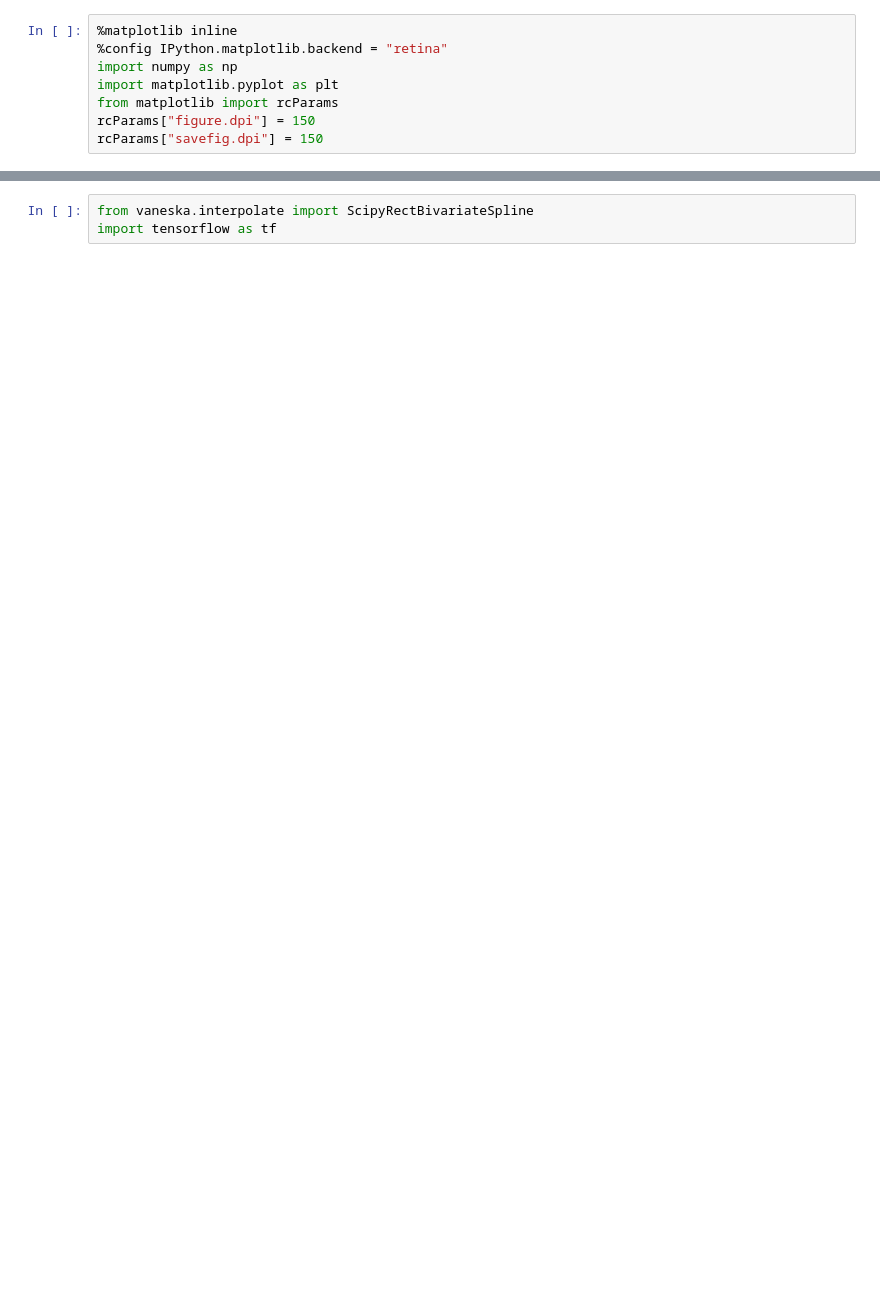
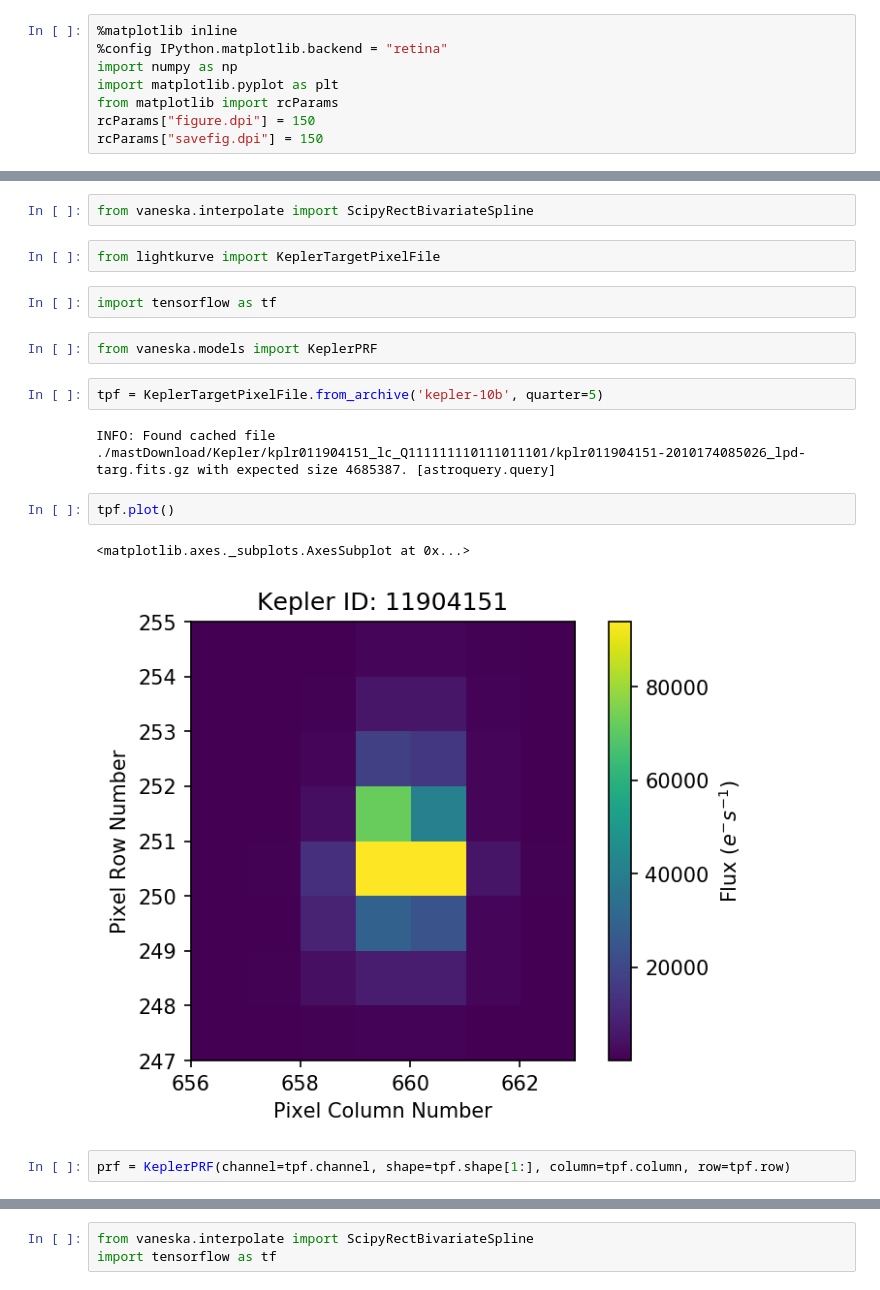
Before and after one commit to mirca/vaneska, a Jupyter notebook: interp_grad_demo.ipynb, the cells around one changed output, grey strips where cells are left out. Cells and saved outputs as stored; diff of their text form; blank space fills up the shorter version.

```diff
--- a/interp_grad_demo.ipynb
+++ b/interp_grad_demo.ipynb
@@ -8,0 +12,19 @@ rcParams["savefig.dpi"] = 150
+# %%
+from vaneska.interpolate import ScipyRectBivariateSpline
+# %%
+from lightkurve import KeplerTargetPixelFile
+# %%
+import tensorflow as tf
+# %%
+from vaneska.models import KeplerPRF
+# %%
+tpf = KeplerTargetPixelFile.from_archive('kepler-10b', quarter=5)
+# %% [output]
+INFO: Found cached file ./mastDownload/Kepler/kplr011904151_lc_Q111111110111011101/kplr011904151-2010174085026_lpd-targ.fits.gz with expected size 4685387. [astroquery.query]
+# %%
+tpf.plot()
+# %% [output]
+<matplotlib.axes._subplots.AxesSubplot at 0x...>
+[figure, added]
+# %%
+prf = KeplerPRF(channel=tpf.channel, shape=tpf.shape[1:], column=tpf.column, row=tpf.row)
```
Also changed, not shown: parts of 46 cells of this notebook, 2 other files.
